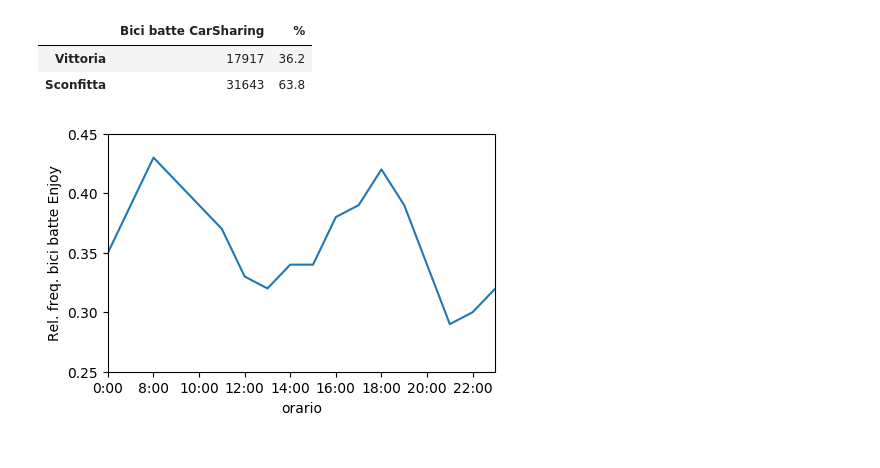
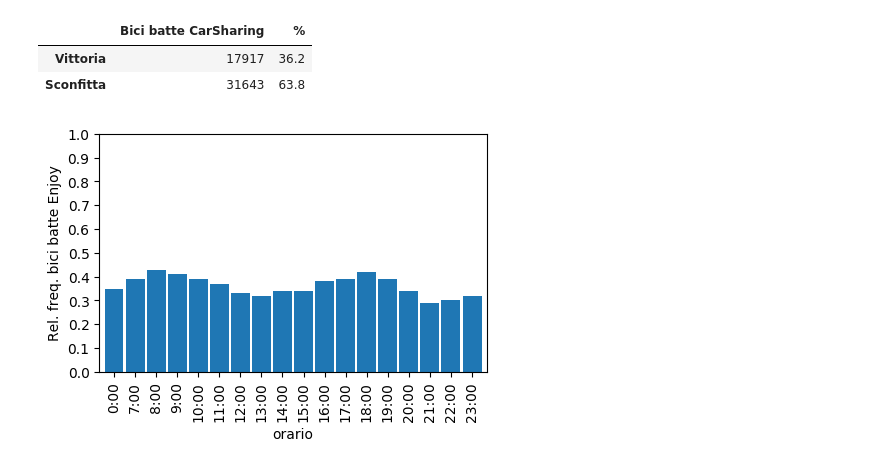
Before and after one commit to mmastrapasqua7/kowalskianalysis, a Jupyter notebook: jupyter/07.1_ConfrontoBiciBatteCarSharing.ipynb, the cells around one changed output. Saved outputs shown, nothing was run; the diff lists cells and outputs as text; code cells hidden in the pictures.

```diff
--- a/jupyter/07.1_ConfrontoBiciBatteCarSharing.ipynb
+++ b/jupyter/07.1_ConfrontoBiciBatteCarSharing.ipynb
@@ -76,12 +76,12 @@ resume
 # %%
 rel_freq = (bike_batte_car['Hour'].value_counts().sort_index() / tragitti['Hour'].value_counts().sort_index()) \
 .apply(lambda x: np.round(x, 2))
 
 rel_freq_df = pd.DataFrame(rel_freq.values, index=myindex)
-rel_freq_df.plot(legend=False)
-plt.yticks(np.arange(0.25, 0.5, 0.05))
+rel_freq_df.plot.bar(legend=False, width=0.9)
+plt.yticks(np.arange(0.00, 1.01, 0.1))
 plt.xlabel('orario')
 plt.ylabel('Rel. freq. bici batte Enjoy')
 plt.show()
 # %% [output]
-[figure, old version]
+[figure, new version]
```
Also changed, not shown: 8 other files.
